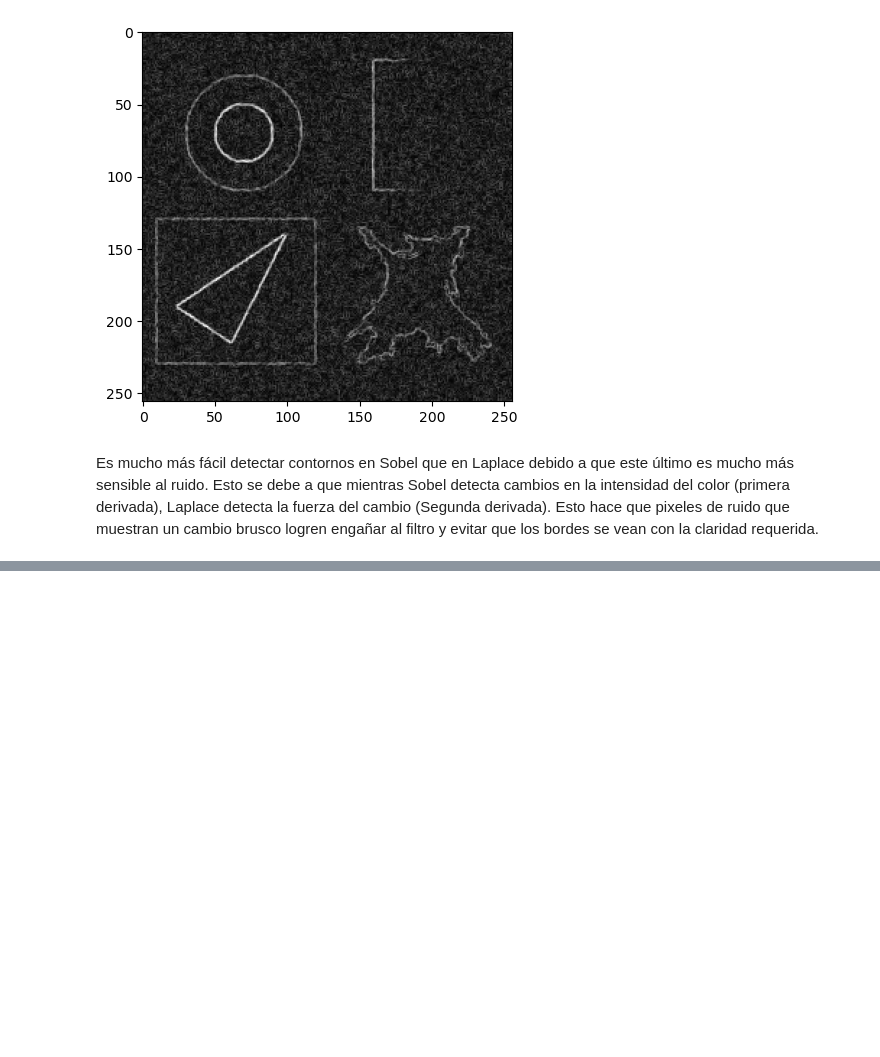
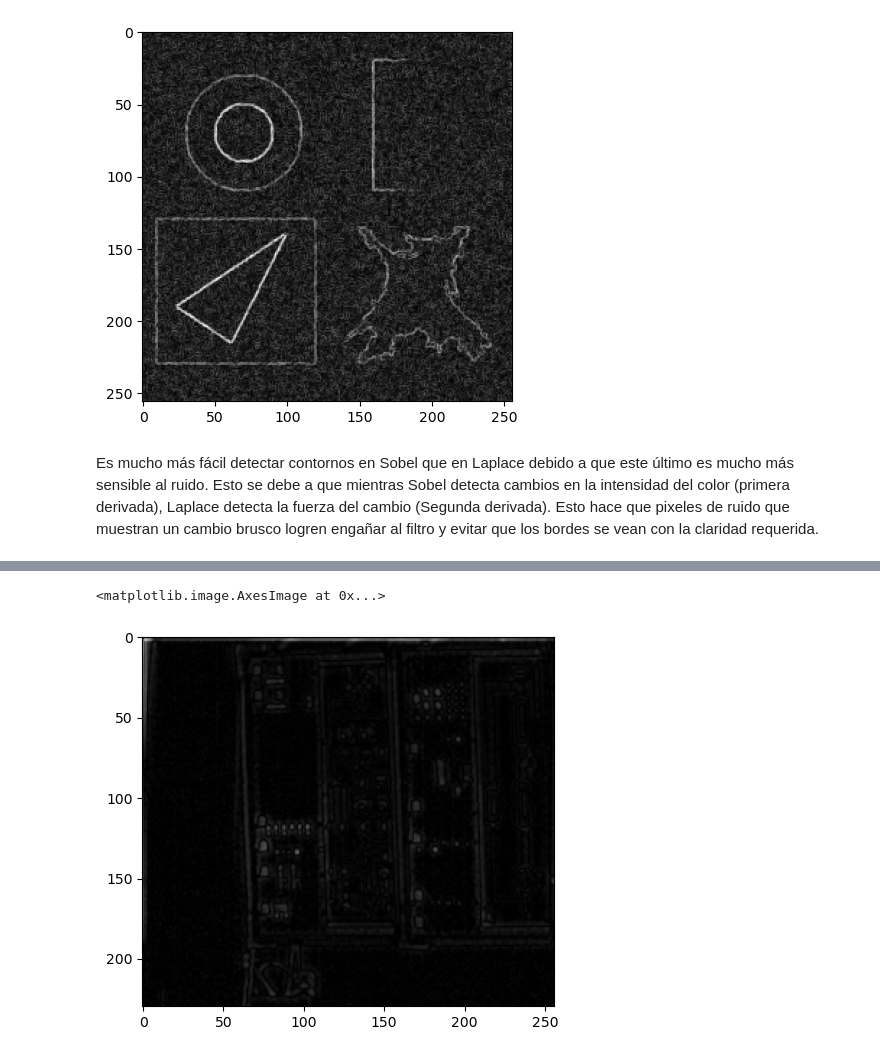
Before and after one commit to Imagenes-Vision/Taller4, a Jupyter notebook: laplacianoR.ipynb, the cells around one changed output, grey strips where cells are left out. Drawn from its saved outputs; the diff is of its cells as text; code cells hidden in the pictures; blank space fills up the shorter version.

```diff
--- a/laplacianoR.ipynb
+++ b/laplacianoR.ipynb
@@ -118,0 +128,10 @@ Es mucho más fácil detectar contornos en Sobel que en Laplace debido a que est
+# %%
+imgFilm_g = gaussian(filmImg, sigma=1, preserve_range=True)
+
+imgFilm_lap = laplace(imgFilm_g, ksize=3)
+imgFilm_lap = np.absolute(imgFilm_lap)
+
+plt.imshow(imgFilm_lap, cmap='gray')
+# %% [output]
+<matplotlib.image.AxesImage at 0x...>
+[figure, added]
```
Also changed, not shown: parts of 5 cells of this notebook.
